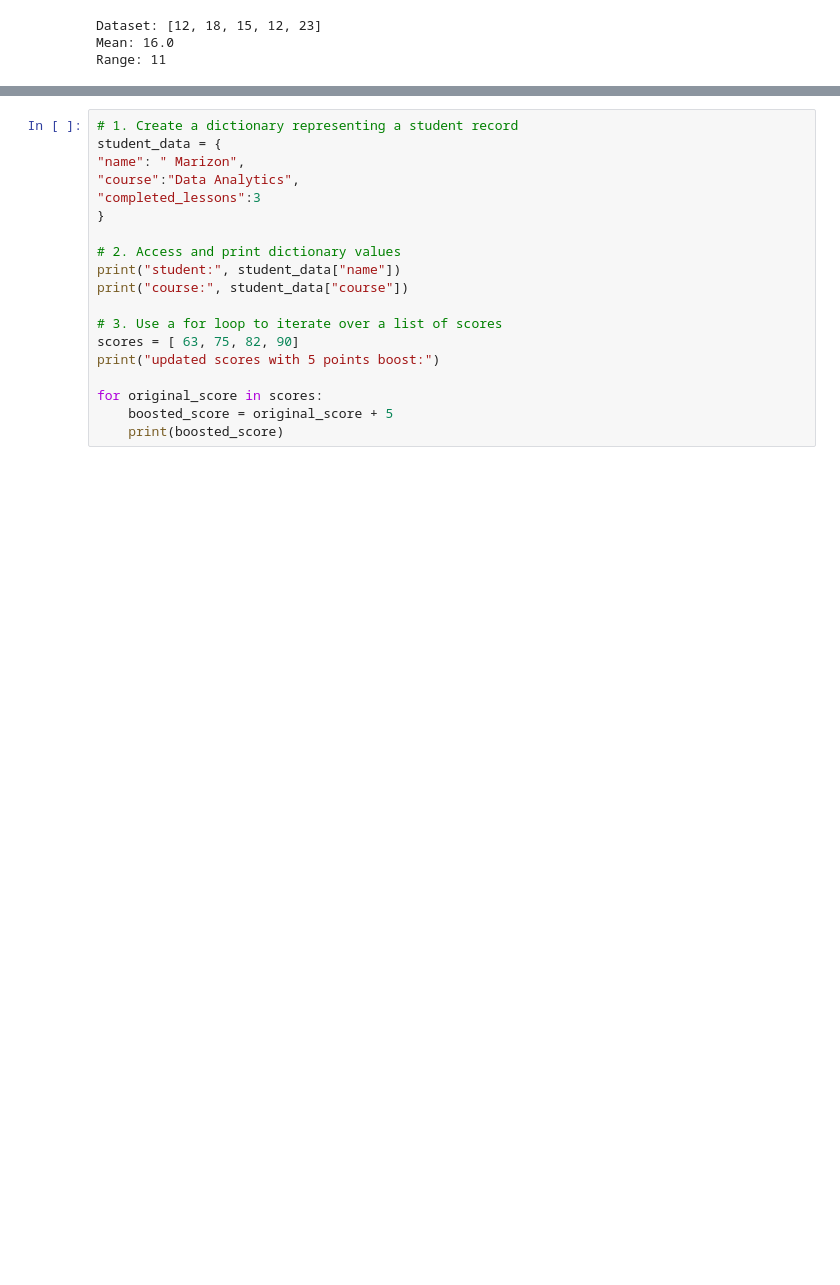
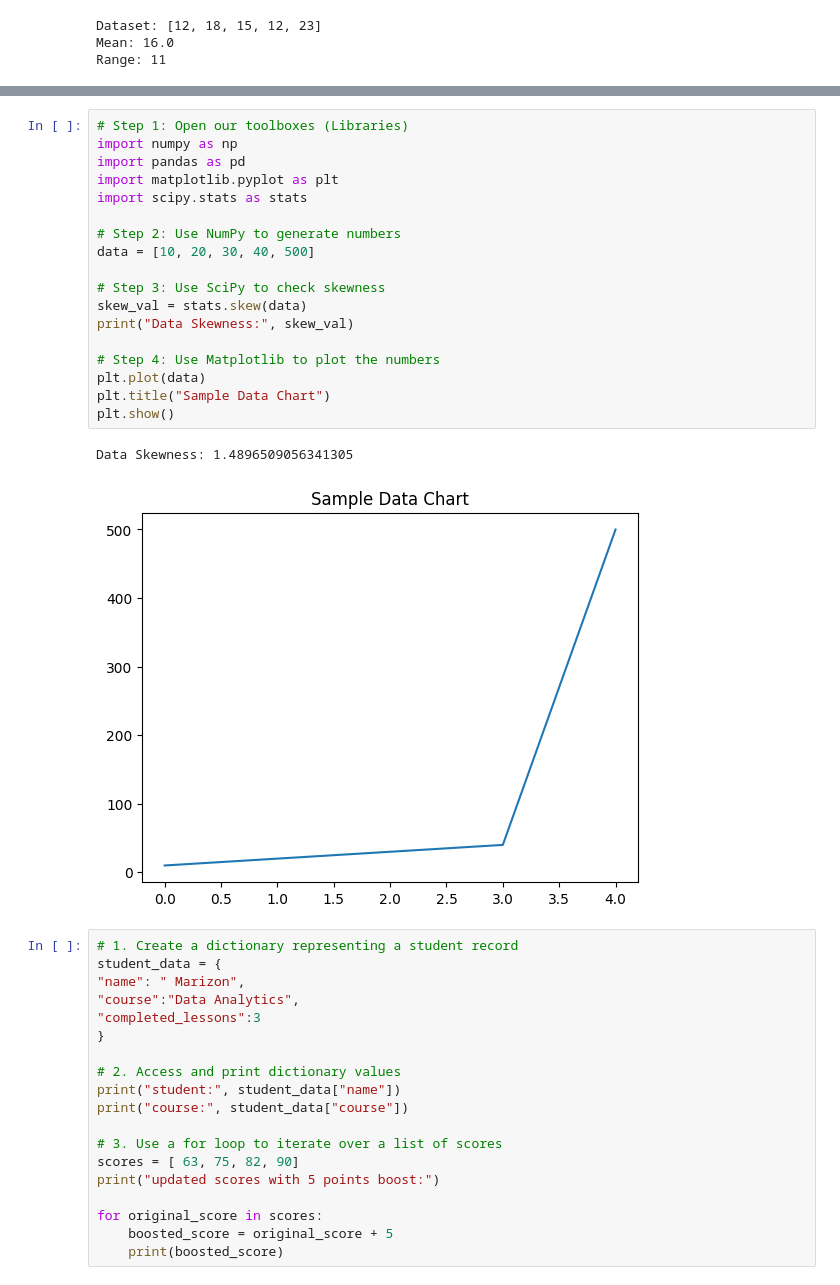
Before and after one commit to marizon740-collab/genz-hub, a Jupyter notebook: Data_science____Python_fundamentals.ipynb, the cells around one changed output, grey strips where cells are left out. Saved outputs shown, nothing was run; the diff lists cells and outputs as text; blank space fills up the shorter version.

```diff
--- a/Data_science____Python_fundamentals.ipynb
+++ b/Data_science____Python_fundamentals.ipynb
@@ -25,3 +145,24 @@ Range: 11
+# %%
+# Step 1: Open our toolboxes (Libraries)
+import numpy as np
+import pandas as pd
+import matplotlib.pyplot as plt
+import scipy.stats as stats
+
+# Step 2: Use NumPy to generate numbers
+data = [10, 20, 30, 40, 500]
+
+# Step 3: Use SciPy to check skewness
+skew_val = stats.skew(data)
+print("Data Skewness:", skew_val)
+
+# Step 4: Use Matplotlib to plot the numbers
+plt.plot(data)
+plt.title("Sample Data Chart")
+plt.show()
+# %% [output]
+Data Skewness: 1.4896509056341305
+[figure, added]
 # %%
 # 1. Create a dictionary representing a student record
 student_data = {
```
Also changed, not shown: parts of 8 cells of this notebook.
